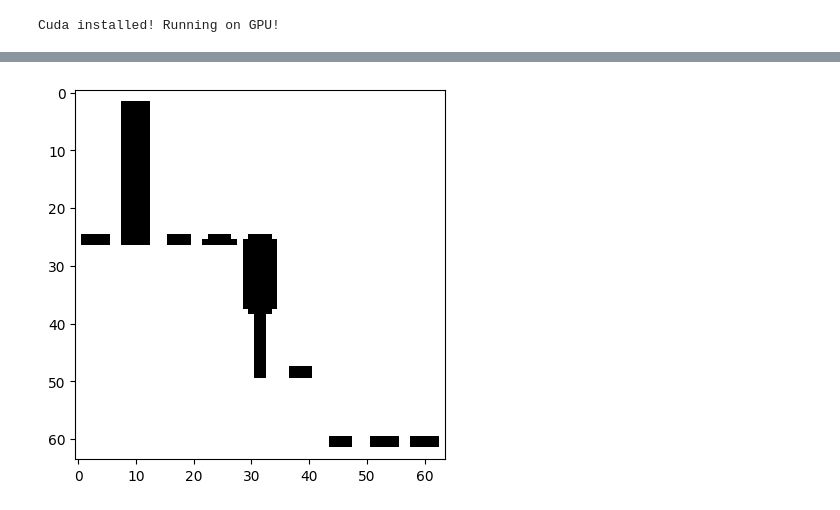
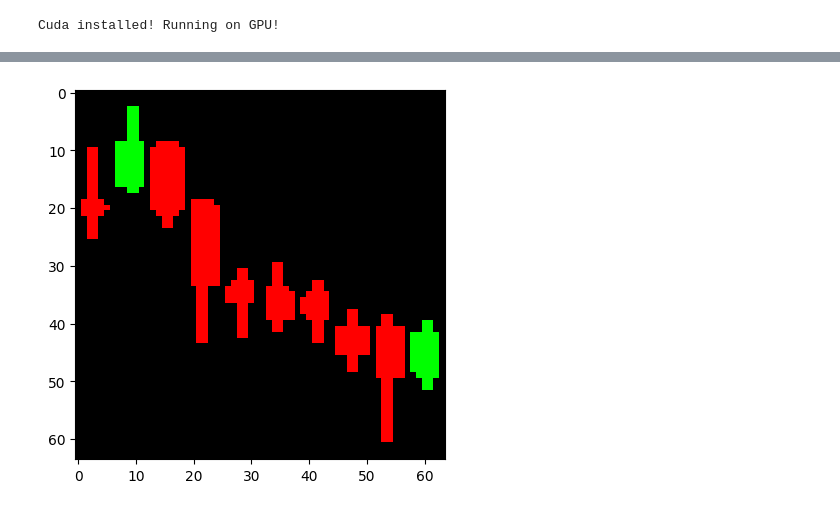
Before and after one commit to mchrisgm/Innovative-Approaches-to-Asset-Prediction, a Jupyter notebook: notebooks/Google Colab.ipynb, the cells around one changed output, grey strips where cells are left out. Drawn from its saved outputs; the diff is of its cells as text; code cells hidden in the pictures.

```diff
--- a/notebooks/Google Colab.ipynb
+++ b/notebooks/Google Colab.ipynb
@@ -13,3 +13,26 @@ except:
 Working on local machine...
 # %%
 # !pip install -r requirements.txt
+# %%
+import random
+run_id = random.randint(10_000, 100_000)
+
+# Configuration
+config = {
+    'in_channels': 3,           # Number of input channels
+    'conv_layers': [(32, 3, 1), (64, 3, 1), (128, 3, 1), (256, 3, 1), (512, 3, 1), (1024, 3, 1), (1024, 3, 1)],
+    'fc_layers': [512, 128],
+    'lstm_hidden_size': 128,    # LSTM hidden size
+    'lstm_layers': 4,           # Number of LSTM layers
+    'leak': 0.2,                # Leaky ReLU leak
+    'dropout': 0.7,             # Dropout rate
+    'output_size': 2,           # Classification output
+    'img_size': (64, 64),       # Input image size
+    'batch_size': 32,           # Batch size
+    'epochs': 300,              # Number of epochs
+    'data_length': 1_000,       # Number of data points to consider
+    'learning_rate': 0.001,     # Learning rate
+    'data_filename': 'US.RANDOM.10.10.64.3.MONO'
+}
+
+print(f"Run ID: {run_id}")
@@ -80,12 +106,12 @@ class ImageDataset(Dataset):
         return image, target
 # %%
 # Load the data
-filename = "US.RANDOM.10"
+filename = config["data_filename"]
 full_data = np.load(f"./data/processed/{filename}/data.npy", allow_pickle=True)   # noqa
 
 full_data = pd.DataFrame(full_data)
 
-# full_data = full_data.head(2048)
+full_data = full_data.sample(n=config["data_length"] if config["data_length"] != None else len(full_data))
 
 print(full_data.shape)
 print(full_data.head())
@@ -94,7 +120,7 @@ full_data.dropna(inplace=True)
 # Plot the distribution of each column (except the image column)
 for col in full_data.columns[1:]:
     plt.figure(figsize=(10, 6))
-    sns.histplot(full_data[col], bins=50, kde=True)
+    sns.histplot(full_data[col], bins=config["output_size"], kde=True)
     plt.title(f'Distribution of {col}')
     plt.xlabel(col)
     plt.ylabel('Frequency')
@@ -149,11 +156,11 @@ print(val_data.shape)
 print(test_data.shape)
 
 train_images = train_data[:, 0]
-train_targets = np.asarray(train_data[:, 1:], dtype=np.float32)
+train_targets = np.asarray(train_data[:, 1:], dtype=np.int64)
 
 val_images = val_data[:, 0]
-val_targets = np.asarray(val_data[:, 1:], dtype=np.float32)
+val_targets = np.asarray(val_data[:, 1:], dtype=np.int64)
 
 test_images = test_data[:, 0]
-test_targets = np.asarray(test_data[:, 1:], dtype=np.float32)
+test_targets = np.asarray(test_data[:, 1:], dtype=np.int64)
 # %% [output]
@@ -215,8 +265,8 @@ trainset = ImageDataset(train_images, train_targets, transform=transform)
 valset = ImageDataset(val_images, val_targets, transform=transform)
 testset = ImageDataset(test_images, test_targets, transform=transform)
 
-trainloader = DataLoader(trainset, batch_size=128, shuffle=True)
-valloader = DataLoader(valset, batch_size=128, shuffle=False)
+trainloader = DataLoader(trainset, batch_size=config["batch_size"], shuffle=True)
+valloader = DataLoader(valset, batch_size=config["batch_size"], shuffle=False)
 testloader = DataLoader(testset, batch_size=1, shuffle=False)
 # %%
 def matplotlib_imshow(img, one_channel=False):
@@ -231,14 +281,14 @@ def matplotlib_imshow(img, one_channel=False):
 # %%
 # get some random training images
 images, labels = trainloader.dataset[0]
 
 # create grid of images
 img_grid = torchvision.utils.make_grid(images)
 
 # show images
-matplotlib_imshow(img_grid, one_channel=True)
+matplotlib_imshow(img_grid, one_channel=False)
 # %% [output]
-[figure, old version]
+[figure, new version]
 # %%
 # helper function
 def select_n_random(data, labels, n=100):
```
Also changed, not shown: parts of 15 cells of this notebook.
